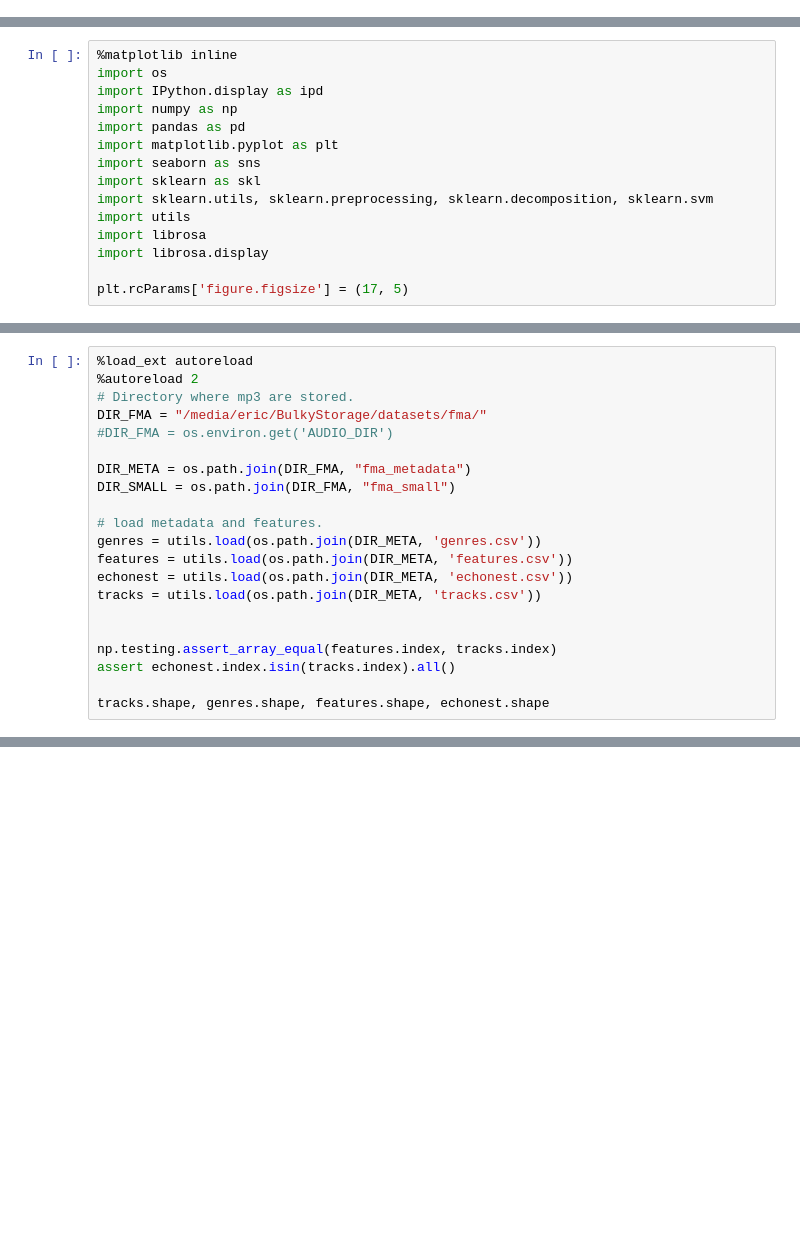
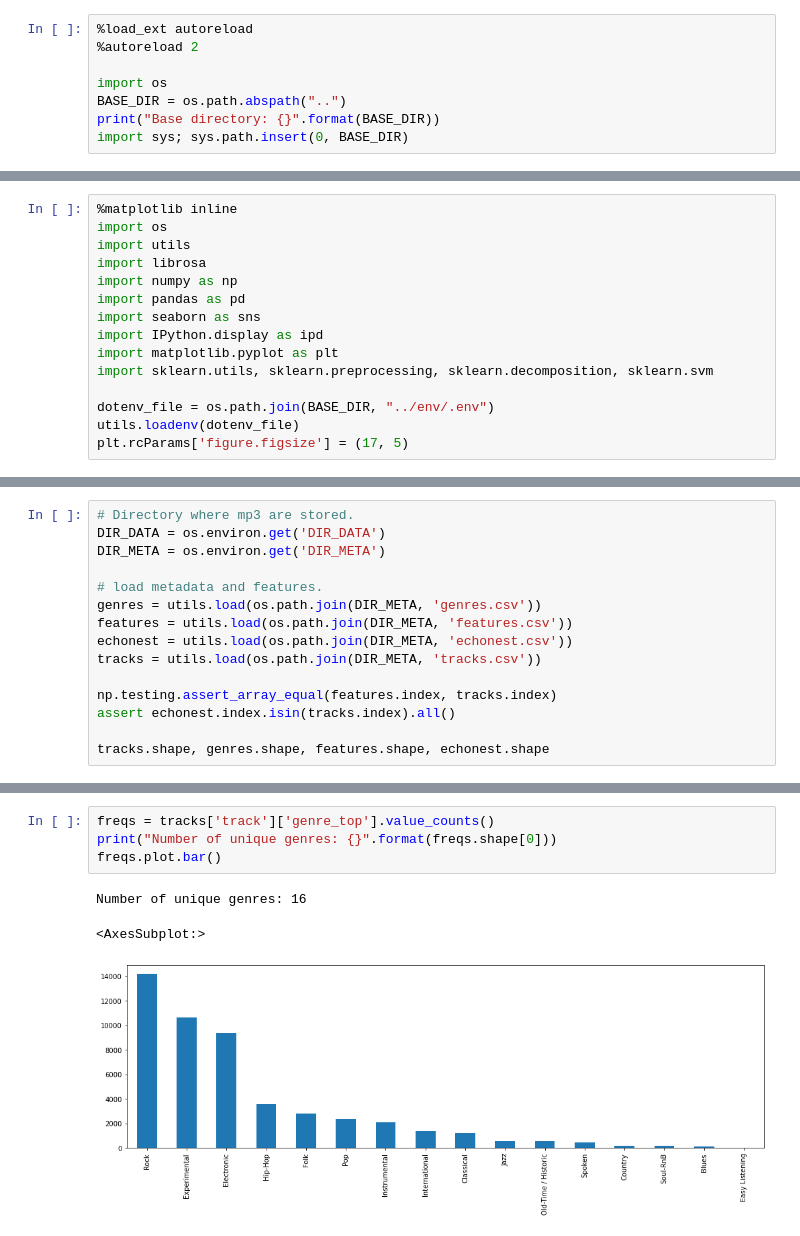
Before and after one commit to lucaspar/ds-project, a Jupyter notebook: code/src/data_exploration/data_exploration.ipynb, the cells around one changed output, grey strips where cells are left out. Drawn from its saved outputs; the diff is of its cells as text; blank space fills up the shorter version.

```diff
--- a/code/src/data_exploration/data_exploration.ipynb
+++ b/code/src/data_exploration/data_exploration.ipynb
@@ -4,0 +3,8 @@
+# %%
+%load_ext autoreload
+%autoreload 2
+
+import os
+BASE_DIR = os.path.abspath("..")
+print("Base directory: {}".format(BASE_DIR))
+import sys; sys.path.insert(0, BASE_DIR)
@@ -5,15 +15,15 @@
 # %%
 %matplotlib inline
 import os
-import IPython.display as ipd
+import utils
+import librosa
 import numpy as np
 import pandas as pd
+import seaborn as sns
+import IPython.display as ipd
 import matplotlib.pyplot as plt
-import seaborn as sns
-import sklearn as skl
 import sklearn.utils, sklearn.preprocessing, sklearn.decomposition, sklearn.svm
-import utils
-import librosa
-import librosa.display
 
+dotenv_file = os.path.join(BASE_DIR, "../env/.env")
+utils.loadenv(dotenv_file)
 plt.rcParams['figure.figsize'] = (17, 5)
@@ -22,12 +30,7 @@ NameError: name '__file__' is not defined
 # %%
-%load_ext autoreload
-%autoreload 2
 # Directory where mp3 are stored.
-DIR_FMA = "/media/eric/BulkyStorage/datasets/fma/"
-#DIR_FMA = os.environ.get('AUDIO_DIR')
-
-DIR_META = os.path.join(DIR_FMA, "fma_metadata")
-DIR_SMALL = os.path.join(DIR_FMA, "fma_small")
+DIR_DATA = os.environ.get('DIR_DATA')
+DIR_META = os.environ.get('DIR_META')
 
 # load metadata and features.
 genres = utils.load(os.path.join(DIR_META, 'genres.csv'))
@@ -35,7 +38,6 @@ features = utils.load(os.path.join(DIR_META, 'features.csv'))
 echonest = utils.load(os.path.join(DIR_META, 'echonest.csv'))
 tracks = utils.load(os.path.join(DIR_META, 'tracks.csv'))
 
-
 np.testing.assert_array_equal(features.index, tracks.index)
 assert echonest.index.isin(tracks.index).all()
 
@@ -47 +49,9 @@ The autoreload extension is already loaded. To reload it, use:
+# %%
+freqs = tracks['track']['genre_top'].value_counts()
+print("Number of unique genres: {}".format(freqs.shape[0]))
+freqs.plot.bar()
+# %% [output]
+Number of unique genres: 16
+<AxesSubplot:>
+[figure, added]
 # %%
```
Also changed, not shown: parts of 12 cells of this notebook, 7 other files.
